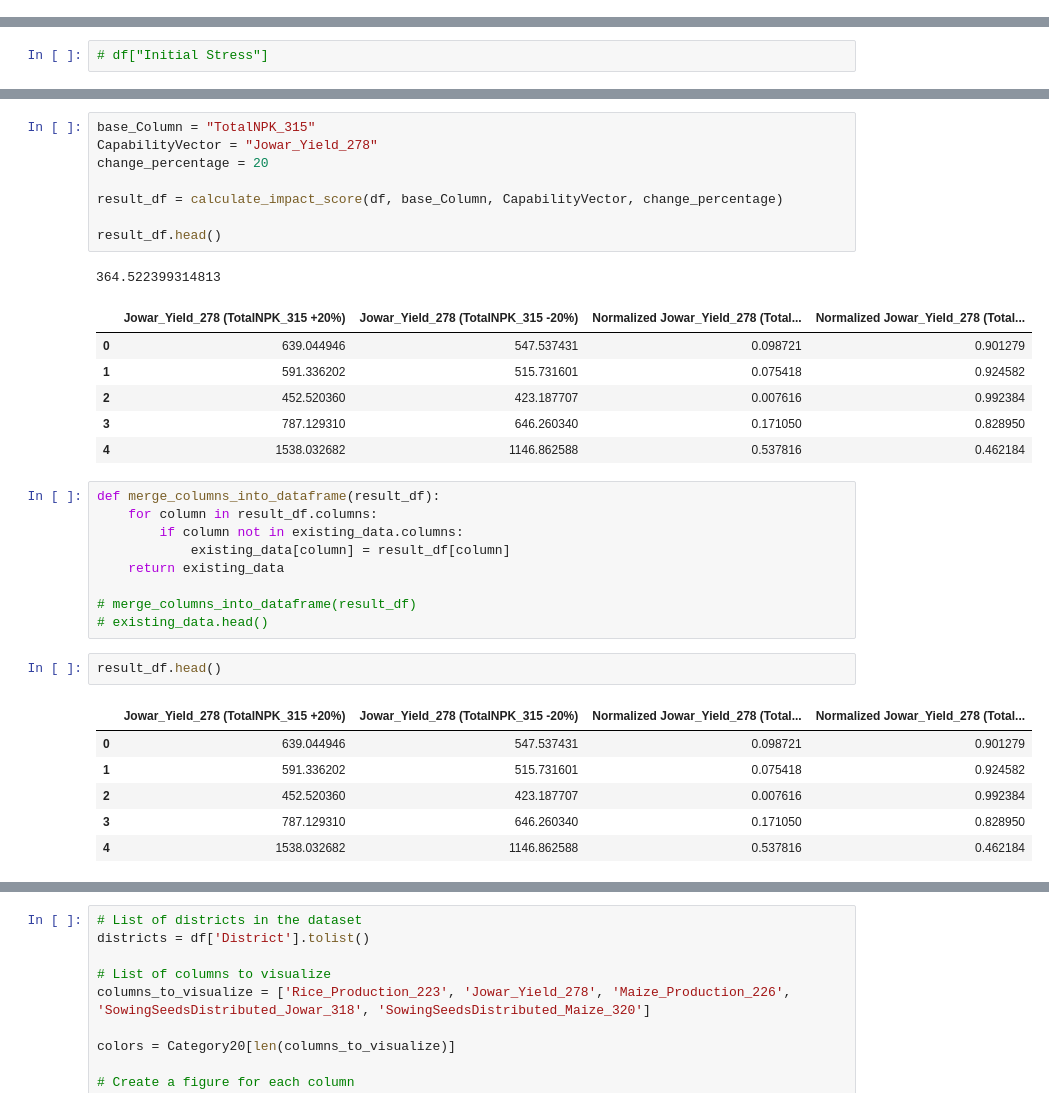
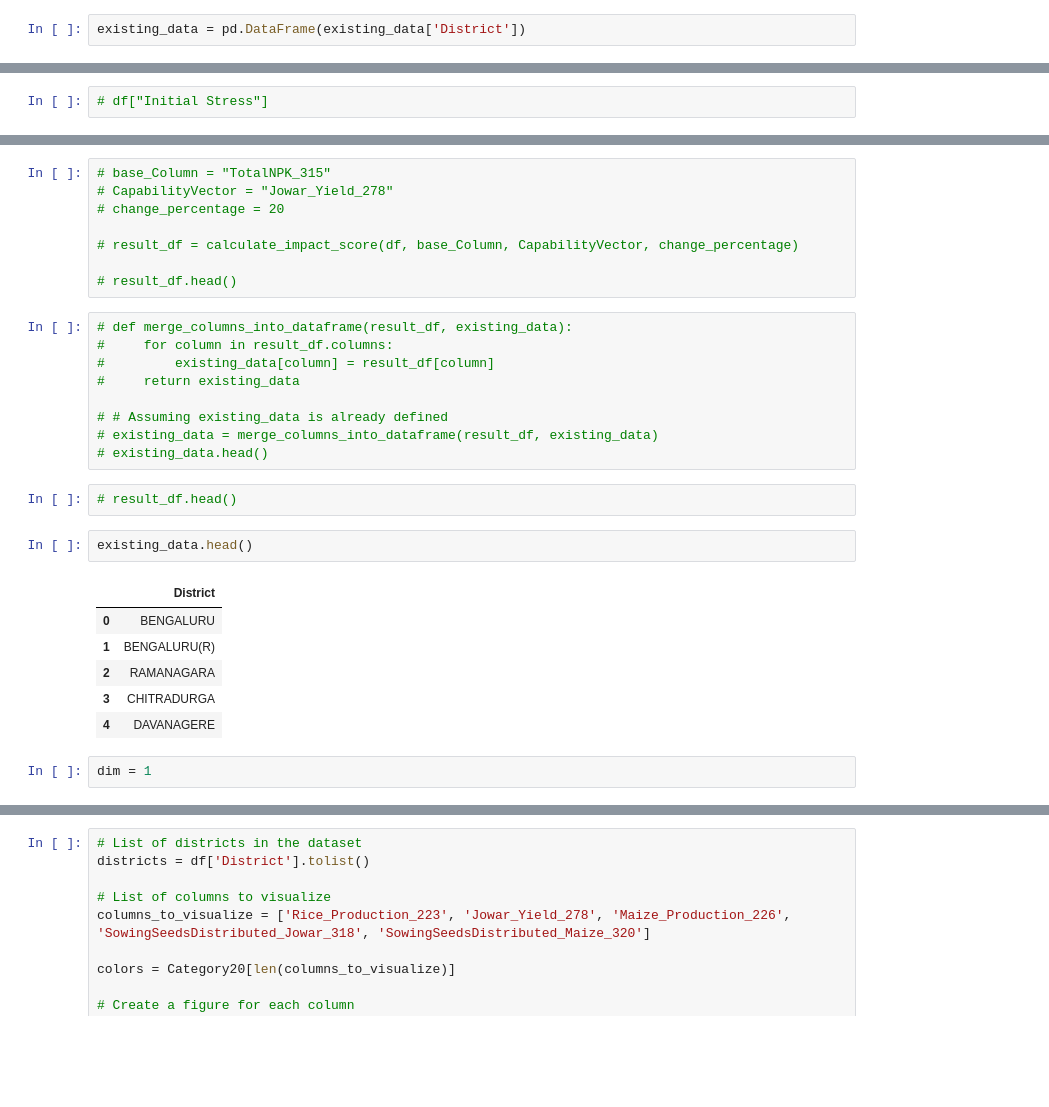
Before and after one commit to Manish3693/WSL_PSS, a Jupyter notebook: PE_1.ipynb, the cells around one changed output, grey strips where cells are left out. Saved outputs shown, nothing was run; the diff lists cells and outputs as text; blank space fills up the shorter version.

```diff
--- a/PE_1.ipynb
+++ b/PE_1.ipynb
@@ -62,6 +62,8 @@ adjacency_file = 'Karnataka_District_Adjacency_File.xlsx'
 # existing_data = pd.DataFrame(df['District'])
 
 existing_data = pd.read_csv('result.csv')
+# %%
+existing_data = pd.DataFrame(existing_data['District'])
 # %%
 def addList(l1,l2):
     for i in range(len(l1)):
@@ -164,37 +166,33 @@ def calculate_impact_score(df, base_column, capability_vector, intervention):
 # %%
-base_Column = "TotalNPK_315"
-CapabilityVector = "Jowar_Yield_278"
-change_percentage = 20
+# base_Column = "TotalNPK_315"
+# CapabilityVector = "Jowar_Yield_278"
+# change_percentage = 20
 
-result_df = calculate_impact_score(df, base_Column, CapabilityVector, change_percentage)
+# result_df = calculate_impact_score(df, base_Column, CapabilityVector, change_percentage)
 
-result_df.head()
+# result_df.head()
-# %% [output]
-364.522399314813
-|  | Jowar_Yield_278 (TotalNPK_315 +20%) | Jowar_Yield_278 (TotalNPK_315 -20%) | Normalized Jowar_Yield_278 (Total... | Normalized Jowar_Yield_278 (Total... |
-| 0 | 639.044946 | 547.537431 | 0.098721 | 0.901279 |
-| 1 | 591.336202 | 515.731601 | 0.075418 | 0.924582 |
-| 2 | 452.520360 | 423.187707 | 0.007616 | 0.992384 |
-| 3 | 787.129310 | 646.260340 | 0.171050 | 0.828950 |
-| 4 | 1538.032682 | 1146.862588 | 0.537816 | 0.462184 |
 # %%
-def merge_columns_into_dataframe(result_df):
-    for column in result_df.columns:
-        if column not in existing_data.columns:
-            existing_data[column] = result_df[column]
-    return existing_data
+# def merge_columns_into_dataframe(result_df, existing_data):
+#     for column in result_df.columns:
+#         existing_data[column] = result_df[column]
+#     return existing_data
 
-# merge_columns_into_dataframe(result_df)
+# # Assuming existing_data is already defined
+# existing_data = merge_columns_into_dataframe(result_df, existing_data)
 # existing_data.head()
+# %%
+# result_df.head()
 # %%
-result_df.head()
+existing_data.head()
 # %% [output]
-|  | Jowar_Yield_278 (TotalNPK_315 +20%) | Jowar_Yield_278 (TotalNPK_315 -20%) | Normalized Jowar_Yield_278 (Total... | Normalized Jowar_Yield_278 (Total... |
-| 0 | 639.044946 | 547.537431 | 0.098721 | 0.901279 |
-| 1 | 591.336202 | 515.731601 | 0.075418 | 0.924582 |
-| 2 | 452.520360 | 423.187707 | 0.007616 | 0.992384 |
-| 3 | 787.129310 | 646.260340 | 0.171050 | 0.828950 |
-| 4 | 1538.032682 | 1146.862588 | 0.537816 | 0.462184 |
+|  | District |
+| 0 | BENGALURU |
+| 1 | BENGALURU(R) |
+| 2 | RAMANAGARA |
+| 3 | CHITRADURGA |
+| 4 | DAVANAGERE |
+# %%
+dim = 1
 # %%
 def calculate_and_map_stability(G, existing_data, adjacency_file, columns_to_pass, change_percentage, dim):
     # Initialize the graph attributes
```
Also changed, not shown: parts of 24 cells of this notebook, 15 other files.
